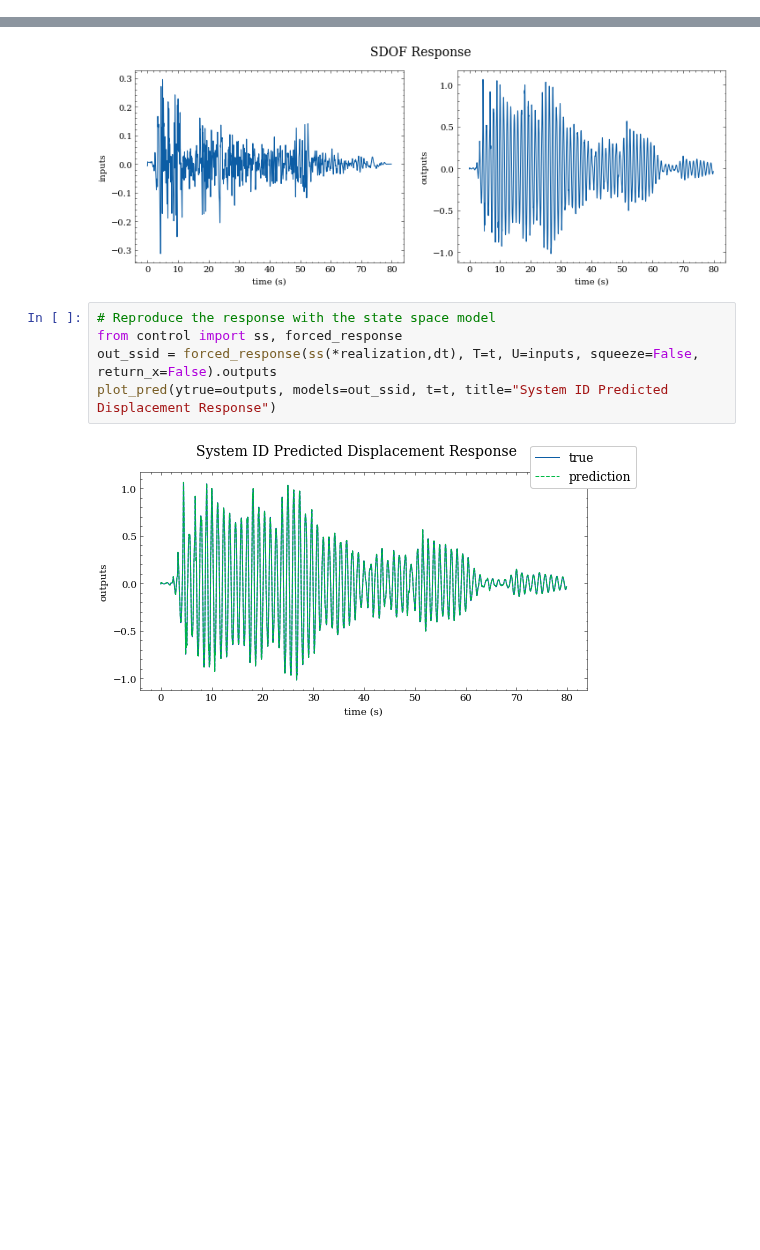
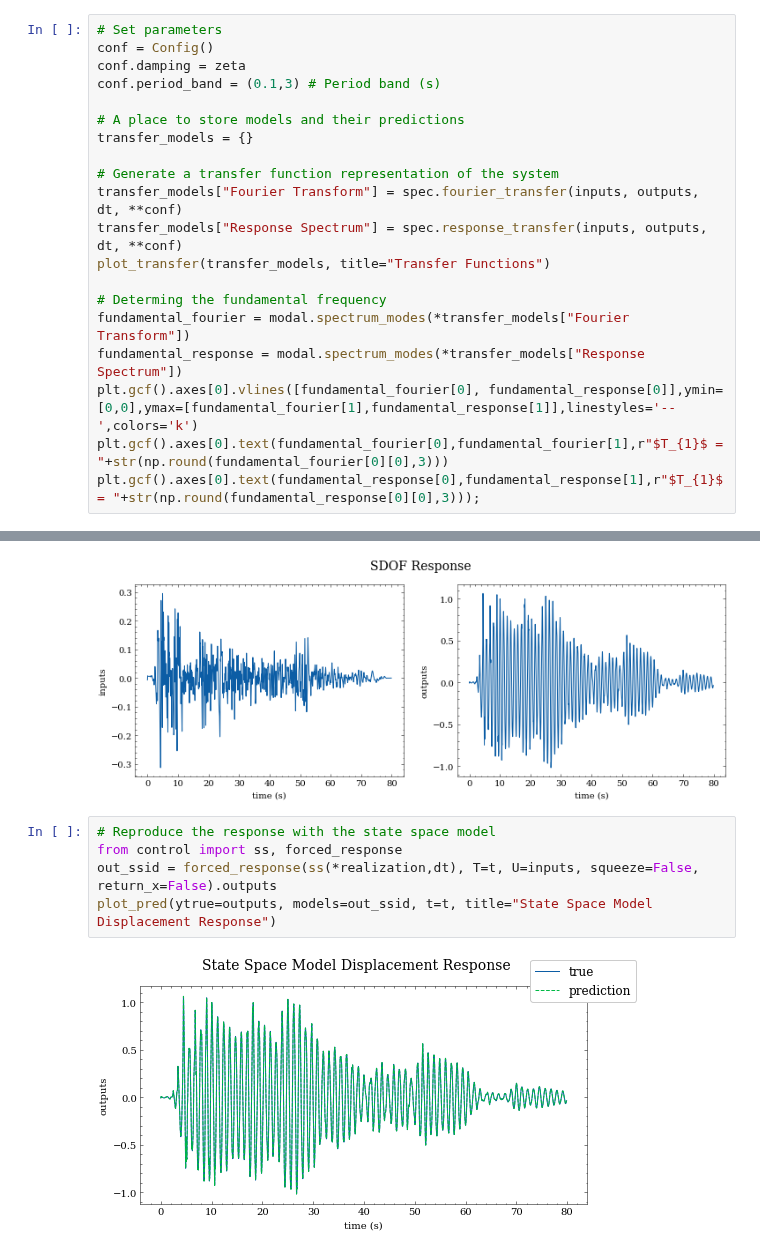
Before and after one commit to chrystalchern/mdof, a Jupyter notebook: notebooks/02_SISO_Event.ipynb, the cells around one changed output, grey strips where cells are left out. Saved outputs shown, nothing was run; the diff lists cells and outputs as text; blank space fills up the shorter version.

```diff
--- a/notebooks/02_SISO_Event.ipynb
+++ b/notebooks/02_SISO_Event.ipynb
@@ -60,0 +60,20 @@ damping ratio:  0.01
+# %%
+# Set parameters
+conf = Config()
+conf.damping = zeta
+conf.period_band = (0.1,3) # Period band (s)
+
+# A place to store models and their predictions
+transfer_models = {}
+
+# Generate a transfer function representation of the system
+transfer_models["Fourier Transform"] = spec.fourier_transfer(inputs, outputs, dt, **conf)
+transfer_models["Response Spectrum"] = spec.response_transfer(inputs, outputs, dt, **conf)
+plot_transfer(transfer_models, title="Transfer Functions")
+
+# Determing the fundamental frequency
+fundamental_fourier = modal.spectrum_modes(*transfer_models["Fourier Transform"])
+fundamental_response = modal.spectrum_modes(*transfer_models["Response Spectrum"])
+plt.gcf().axes[0].vlines([fundamental_fourier[0], fundamental_response[0]],ymin=[0,0],ymax=[fundamental_fourier[1],fundamental_response[1]],linestyles='--',colors='k')
+plt.gcf().axes[0].text(fundamental_fourier[0],fundamental_fourier[1],r"$T_{1}$ = "+str(np.round(fundamental_fourier[0][0],3)))
+plt.gcf().axes[0].text(fundamental_response[0],fundamental_response[1],r"$T_{1}$ = "+str(np.round(fundamental_response[0][0],3)));
@@ -77,7 +102,7 @@ plot_io(inputs=inputs, outputs=outputs, t=t, title="SDOF Response")
 # %%
 # Reproduce the response with the state space model
 from control import ss, forced_response
 out_ssid = forced_response(ss(*realization,dt), T=t, U=inputs, squeeze=False, return_x=False).outputs
-plot_pred(ytrue=outputs, models=out_ssid, t=t, title="System ID Predicted Displacement Response")
+plot_pred(ytrue=outputs, models=out_ssid, t=t, title="State Space Model Displacement Response")
 # %% [output]
-[figure, old version]
+[figure, new version]
```
Also changed, not shown: parts of 13 cells of this notebook, 10 other files.
